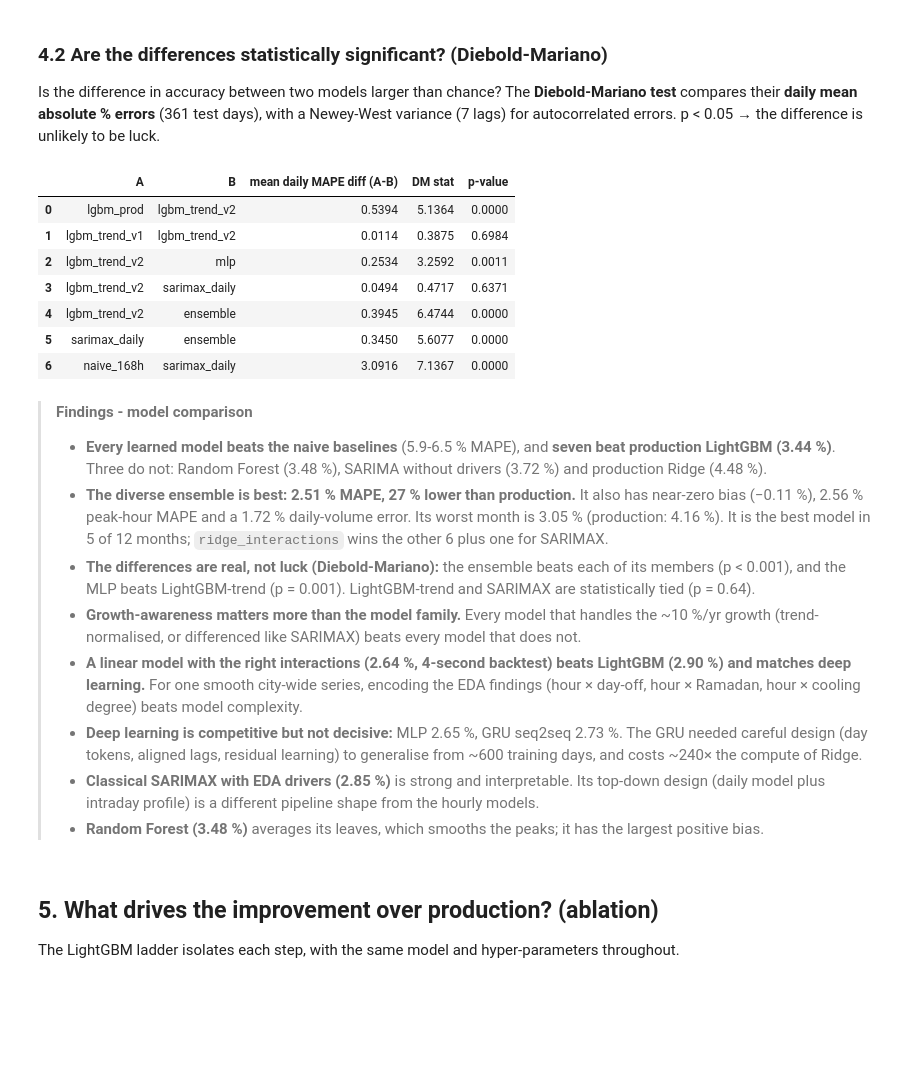
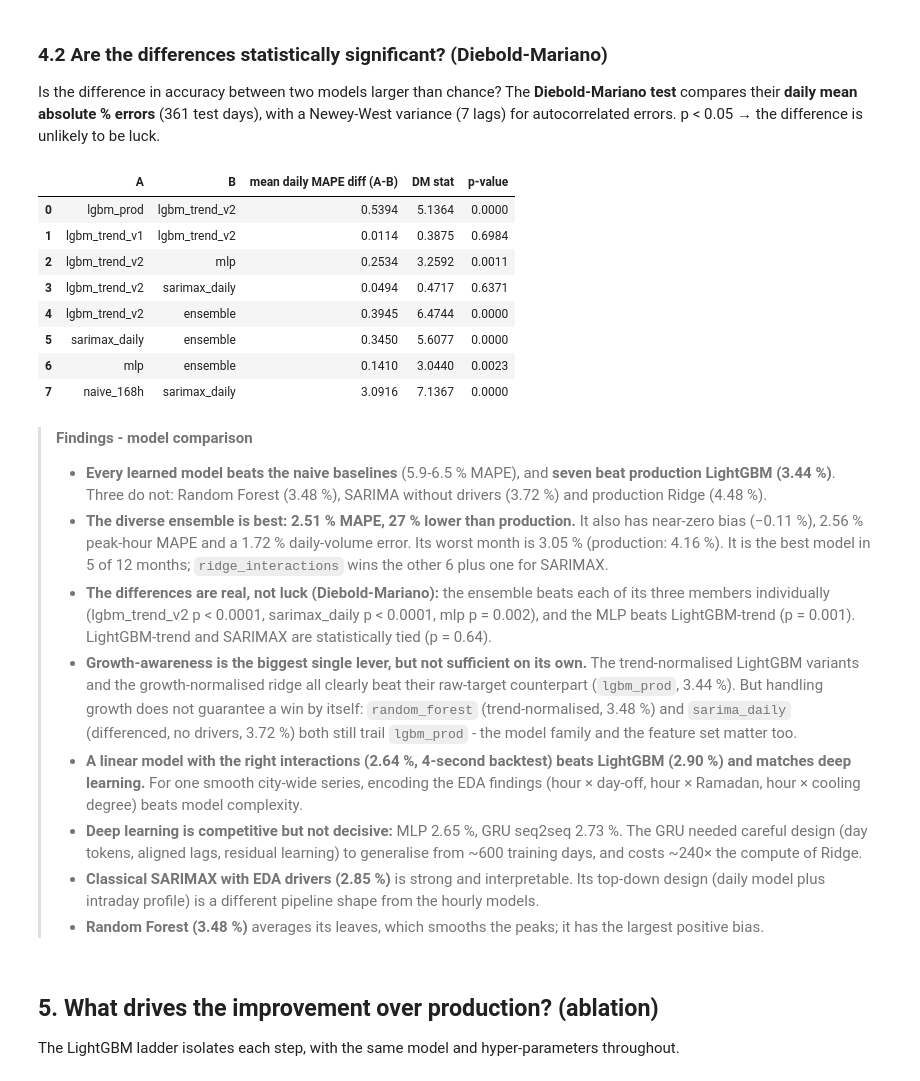
Before and after one commit to ikanand/water-forecasting, a Jupyter notebook: notebooks/02_modelling.ipynb, the cells around one changed output. Saved outputs shown, nothing was run; the diff lists cells and outputs as text; code cells hidden in the pictures; blank space fills up the shorter version.

```diff
--- a/notebooks/02_modelling.ipynb
+++ b/notebooks/02_modelling.ipynb
@@ -655,28 +653,29 @@ errors. p < 0.05 → the difference is unlikely to be luck.
 # %%
 def daily_loss(name):
     P = RESULTS[name]["P"]
     return (P.pred - P.demand_m3h).abs().div(P.demand_m3h).groupby(P.target_ts.dt.normalize()).mean() * 100
 
 def diebold_mariano(a, b, lags=7):
     d = (daily_loss(a) - daily_loss(b)).dropna().to_numpy()
     n, dc = len(d), d - d.mean()
     var = dc @ dc / n + 2 * sum((1 - k / (lags + 1)) * (dc[k:] @ dc[:-k]) / n for k in range(1, lags + 1))
     stat = d.mean() / np.sqrt(var / n)
     return {"A": a, "B": b, "mean daily MAPE diff (A-B)": d.mean(), "DM stat": stat, "p-value": 2 * (1 - norm.cdf(abs(stat)))}
 
 pairs = [("lgbm_prod", "lgbm_trend_v2"), ("lgbm_trend_v1", "lgbm_trend_v2"), ("lgbm_trend_v2", "mlp"),
          ("lgbm_trend_v2", "sarimax_daily"), ("lgbm_trend_v2", "ensemble"), ("sarimax_daily", "ensemble"),
-         ("naive_168h", "sarimax_daily")]
+         ("mlp", "ensemble"), ("naive_168h", "sarimax_daily")]
 pd.DataFrame([diebold_mariano(a, b) for a, b in pairs]).round(4)
 # %% [output]
 |  | A | B | mean daily MAPE diff (A-B) | DM stat | p-value |
 | 0 | lgbm_prod | lgbm_trend_v2 | 0.5394 | 5.1364 | 0.0000 |
 | 1 | lgbm_trend_v1 | lgbm_trend_v2 | 0.0114 | 0.3875 | 0.6984 |
 | 2 | lgbm_trend_v2 | mlp | 0.2534 | 3.2592 | 0.0011 |
 | 3 | lgbm_trend_v2 | sarimax_daily | 0.0494 | 0.4717 | 0.6371 |
 | 4 | lgbm_trend_v2 | ensemble | 0.3945 | 6.4744 | 0.0000 |
 | 5 | sarimax_daily | ensemble | 0.3450 | 5.6077 | 0.0000 |
-| 6 | naive_168h | sarimax_daily | 3.0916 | 7.1367 | 0.0000 |
+| 6 | mlp | ensemble | 0.1410 | 3.0440 | 0.0023 |
+| 7 | naive_168h | sarimax_daily | 3.0916 | 7.1367 | 0.0000 |
 # %% [markdown]
 > **Findings - model comparison**
 >
@@ -685,10 +684,14 @@ pd.DataFrame([diebold_mariano(a, b) for a, b in pairs]).round(4)
 > * **The diverse ensemble is best: 2.51 % MAPE, 27 % lower than production.** It also has near-zero bias (−0.11 %),
 >   2.56 % peak-hour MAPE and a 1.72 % daily-volume error. Its worst month is 3.05 % (production: 4.16 %). It is the
 >   best model in 5 of 12 months; `ridge_interactions` wins the other 6 plus one for SARIMAX.
-> * **The differences are real, not luck (Diebold-Mariano):** the ensemble beats each of its members (p < 0.001),
->   and the MLP beats LightGBM-trend (p = 0.001). LightGBM-trend and SARIMAX are statistically tied (p = 0.64).
-> * **Growth-awareness matters more than the model family.** Every model that handles the ~10 %/yr growth
->   (trend-normalised, or differenced like SARIMAX) beats every model that does not.
+> * **The differences are real, not luck (Diebold-Mariano):** the ensemble beats each of its three members
+>   individually (lgbm_trend_v2 p < 0.0001, sarimax_daily p < 0.0001, mlp p = 0.002), and the MLP beats
+>   LightGBM-trend (p = 0.001). LightGBM-trend and SARIMAX are statistically tied (p = 0.64).
+> * **Growth-awareness is the biggest single lever, but not sufficient on its own.** The trend-normalised
+>   LightGBM variants and the growth-normalised ridge all clearly beat their raw-target counterpart
+>   (`lgbm_prod`, 3.44 %). But handling growth does not guarantee a win by itself: `random_forest`
+>   (trend-normalised, 3.48 %) and `sarima_daily` (differenced, no drivers, 3.72 %) both still trail
+>   `lgbm_prod` - the model family and the feature set matter too.
 > * **A linear model with the right interactions (2.64 %, 4-second backtest) beats LightGBM (2.90 %) and matches
 >   deep learning.** For one smooth city-wide series, encoding the EDA findings (hour × day-off, hour × Ramadan,
 >   hour × cooling degree) beats model complexity.
```
Also changed, not shown: parts of 1 cell of this notebook, 15 other files.
